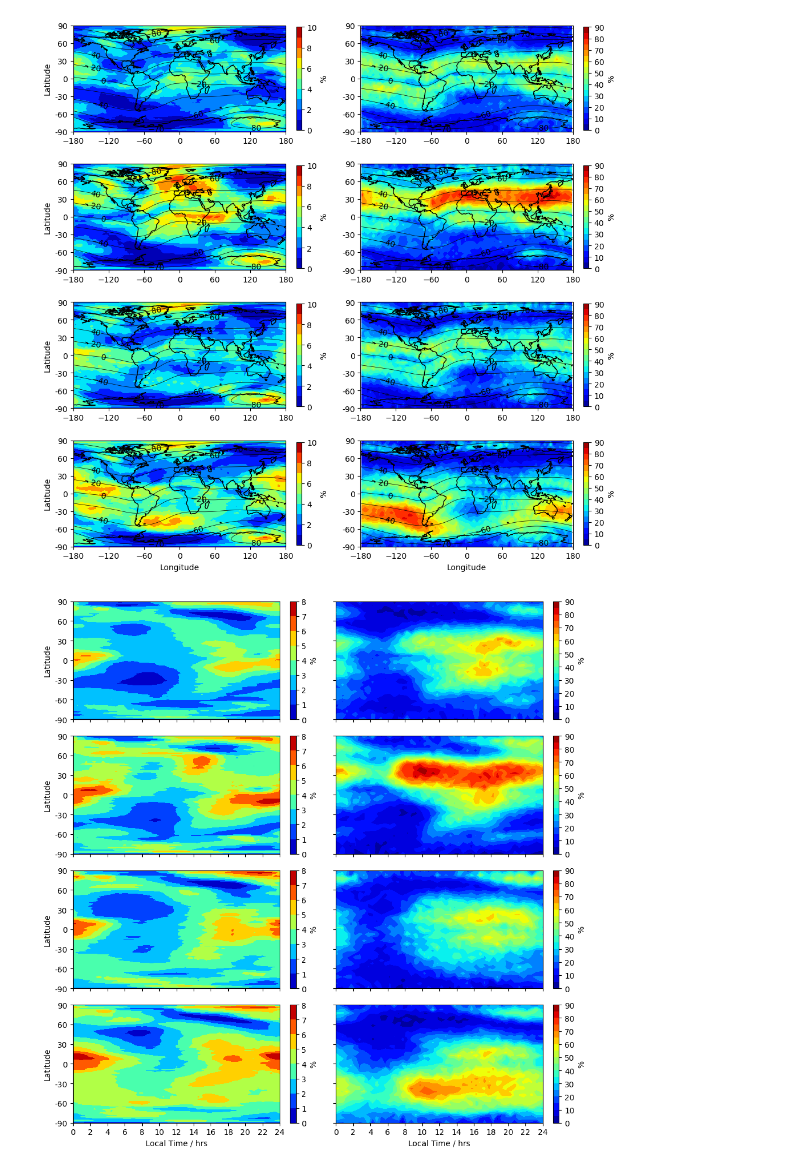
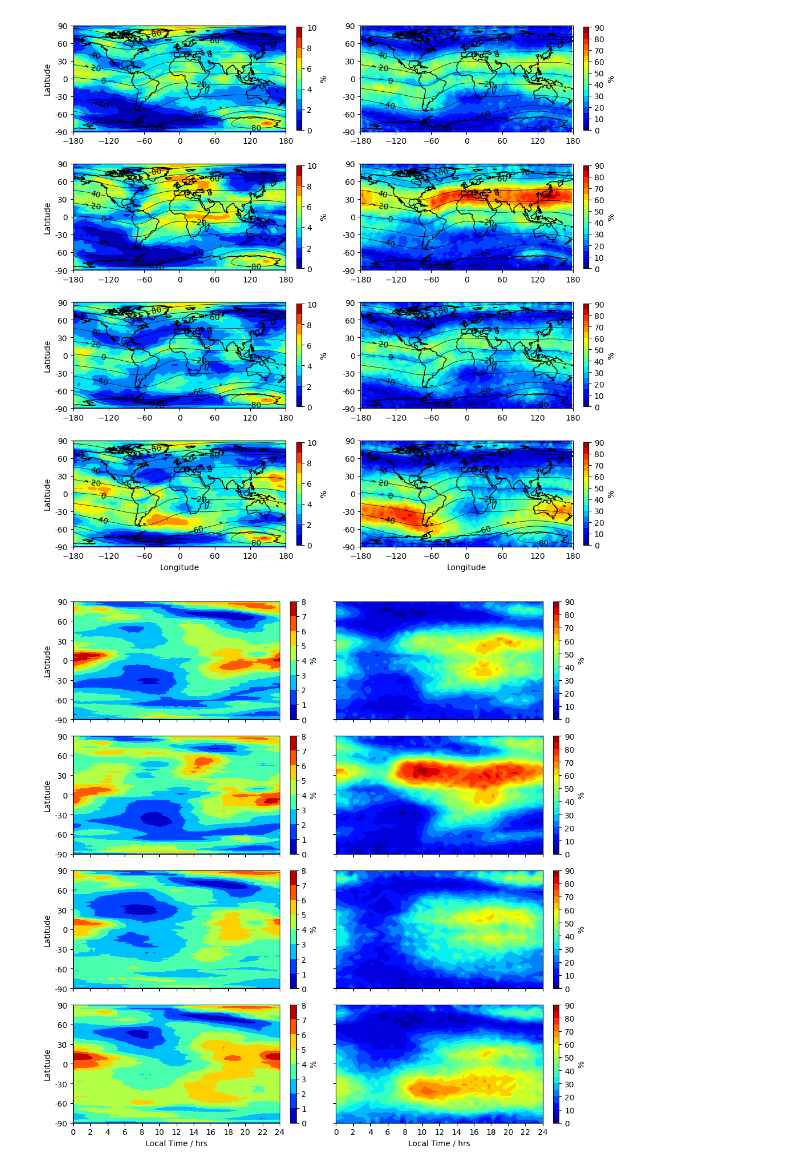
Before and after one commit to tashaay/SpE_Identification_Notebooks, a Jupyter notebook: COSMIC_WACCM_Plotting.ipynb, the cells around one changed output. Drawn from its saved outputs; the diff is of its cells as text; code cells hidden in the pictures.

```diff
--- a/COSMIC_WACCM_Plotting.ipynb
+++ b/COSMIC_WACCM_Plotting.ipynb
@@ -54,13 +54,14 @@ aut_Monthfolderstr = 'Sep-Nov'
 aut_ds_months = ['09','10','11']
 
 
-win_file = 'Nc_Files/SpE_Output/SpE_Output_' + win_Monthfolderstr + '.nc'
-spr_file = 'Nc_Files/SpE_Output/SpE_Output_' + spr_Monthfolderstr + '.nc'
-sum_file = 'Nc_Files/SpE_Output/SpE_Output_' + sum_Monthfolderstr + '.nc'
-aut_file = 'Nc_Files/SpE_Output/SpE_Output_' + aut_Monthfolderstr + '.nc'
+#run_name = 'Jianfei_run'
+run_name = 'Wuhu_IonTr_run'
 
+win_file = f'Nc_Files/SpE_Output/{run_name}_SpE_Output_{win_Monthfolderstr}.nc'
+spr_file = f'Nc_Files/SpE_Output/{run_name}_SpE_Output_{spr_Monthfolderstr}.nc'
+sum_file = f'Nc_Files/SpE_Output/{run_name}_SpE_Output_{sum_Monthfolderstr}.nc'
+aut_file = f'Nc_Files/SpE_Output/{run_name}_SpE_Output_{aut_Monthfolderstr}.nc'
 
-run_name = 'Jianfei_run'
 ds_months_ar = np.arange(0,3)
 
 ds_win = xr.open_dataset(win_file)
@@ -402,35 +474,35 @@ for i, data in enumerate(subplots_cosmic):
     ax_cosmic.coastlines()
 
     #ax.set_title(titles_cosmic[i])
 
     # Add contour lines to each subplot individually
     ax2_cosmic = fig.add_subplot(axes[i, 1].get_subplotspec(), projection=ccrs.PlateCarree())
 
     ax2_cosmic.set_global()
     contour_levels = [-80, -70, -60, -40, -20, 0, 20, 40, 60, 70, 80]
     contour = ax2_cosmic.contour(ALon, ALat, ALATM[0, :, :],
                           transform=ccrs.PlateCarree(),
                           colors='black',
                           levels=contour_levels, vmin=-90, vmax=90,
                           linestyles='solid',
                           linewidths=0.5
                           )
 
     ax2_cosmic.patch.set_facecolor('none')
     clabels = ax2_cosmic.clabel(contour, inline=True, fontsize=10)
 
 
 
 
 plt.tight_layout(rect=[0.05, 0.03, 1, 0.95])
 
 # Save the figure
-figname = f'Combined_Lat_vs_Lon_s4max_{s4max_threshold}.png'
+figname = f'{run_name}_Combined_Lat_vs_Lon_s4max_{s4max_threshold}.png'
 plt.savefig('./Figures/Combined/' + str(figname), dpi=400, bbox_inches='tight')
 
 plt.show()
 # %% [output]
-[figure, old version]
+[figure, new version]
 # %%
 # Lat - LT
 
@@ -542,12 +614,12 @@ for i, data_cosmic in enumerate(subplots_cosmic):
 plt.tight_layout()#rect=[0.05, 0.03, 1, 0.95])
 
 # Save the combined figure
-figname_combined = f'Combined_Lat_vs_LT_s4max_{s4max_threshold}.png'
+figname_combined = f'{run_name}_Combined_Lat_vs_LT_s4max_{s4max_threshold}.png'
 plt.savefig('./Figures/Combined/' + str(figname_combined), dpi=400, bbox_inches='tight')
 
 plt.show()
 # %% [output]
-[figure, old version]
+[figure, new version]
 # %%
 #Alt - Lat
 
```
Also changed, not shown: parts of 7 cells of this notebook, 51 other files.
